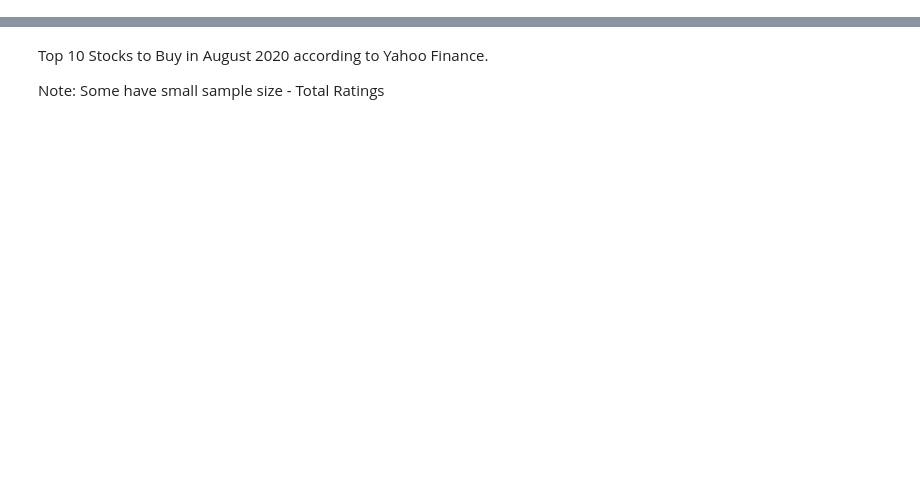
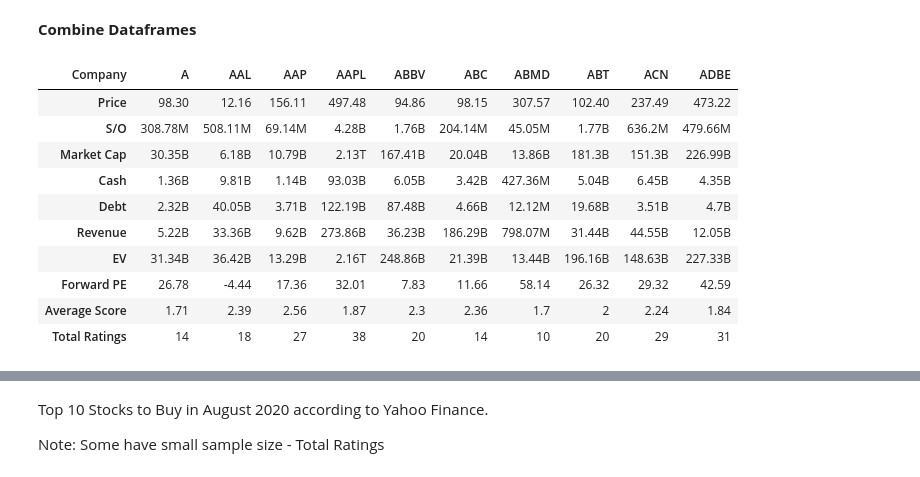
Before and after one commit to jonathannocek/yahoo-finance-stocks, a Jupyter notebook: src/yahoo_stocks.ipynb, the cells around one changed output, grey strips where cells are left out. Cells and saved outputs as stored; diff of their text form; code cells hidden in the pictures; blank space fills up the shorter version.

```diff
--- a/src/yahoo_stocks.ipynb
+++ b/src/yahoo_stocks.ipynb
@@ -7,21 +7,25 @@
 # %%
+# Install packages
+!pip install requests_html
+!pip install yahoo_fin
+!pip install pandas_datareader
+
+# Imports
 import requests
 import pandas as pd
-!pip install yahoo_fin
+import datetime
+import numpy
 from yahoo_fin import stock_info as si
-!pip install pandas_datareader
 from pandas_datareader import DataReader
-import numpy as np
 from google.colab import drive
-import datetime
 
 # Mount Google Drive
 drive.mount('drive')
 
-# Constants
+# Set Constants
 SP_500_TICKERS = si.tickers_sp500()
 BASE_URL_1 = 'https://query2.finance.yahoo.com/v10/finance/quoteSummary/'
 BASE_URL_2 = '?formatted=true&crumb=swg7qs5y9UP&lang=en-US&region=US&' \
-              'modules=upgradeDowngradeHistory,recommendationTrend,' \
-              'financialData,earningsHistory,earningsTrend,industryTrend&' \
+              'modules=defaultKeyStatistics,recommendationTrend,summaryDetail,' \
+              'financialData&' \
               'corsDomain=finance.yahoo.com'
@@ -138,0 +151,19 @@ df_current_month.transpose()
+# %% [markdown]
+**Combine Dataframes**
+# %%
+df_new = df.copy()
+df_new['Average Score'] = df2['Average Score']
+df_new['Total Ratings'] = df2['Total Ratings']
+df_new.head(10).transpose()
+# %% [output]
+| Company | A | AAL | AAP | AAPL | ABBV | ABC | ABMD | ABT | ACN | ADBE |
+| Price | 98.30 | 12.16 | 156.11 | 497.48 | 94.86 | 98.15 | 307.57 | 102.40 | 237.49 | 473.22 |
+| S/O | 308.78M | 508.11M | 69.14M | 4.28B | 1.76B | 204.14M | 45.05M | 1.77B | 636.2M | 479.66M |
+| Market Cap | 30.35B | 6.18B | 10.79B | 2.13T | 167.41B | 20.04B | 13.86B | 181.3B | 151.3B | 226.99B |
+| Cash | 1.36B | 9.81B | 1.14B | 93.03B | 6.05B | 3.42B | 427.36M | 5.04B | 6.45B | 4.35B |
+| Debt | 2.32B | 40.05B | 3.71B | 122.19B | 87.48B | 4.66B | 12.12M | 19.68B | 3.51B | 4.7B |
+| Revenue | 5.22B | 33.36B | 9.62B | 273.86B | 36.23B | 186.29B | 798.07M | 31.44B | 44.55B | 12.05B |
+| EV | 31.34B | 36.42B | 13.29B | 2.16T | 248.86B | 21.39B | 13.44B | 196.16B | 148.63B | 227.33B |
+| Forward PE | 26.78 | -4.44 | 17.36 | 32.01 | 7.83 | 11.66 | 58.14 | 26.32 | 29.32 | 42.59 |
+| Average Score | 1.71 | 2.39 | 2.56 | 1.87 | 2.3 | 2.36 | 1.7 | 2 | 2.24 | 1.84 |
+| Total Ratings | 14 | 18 | 27 | 38 | 20 | 14 | 10 | 20 | 29 | 31 |
```
Also changed, not shown: parts of 26 cells of this notebook.
